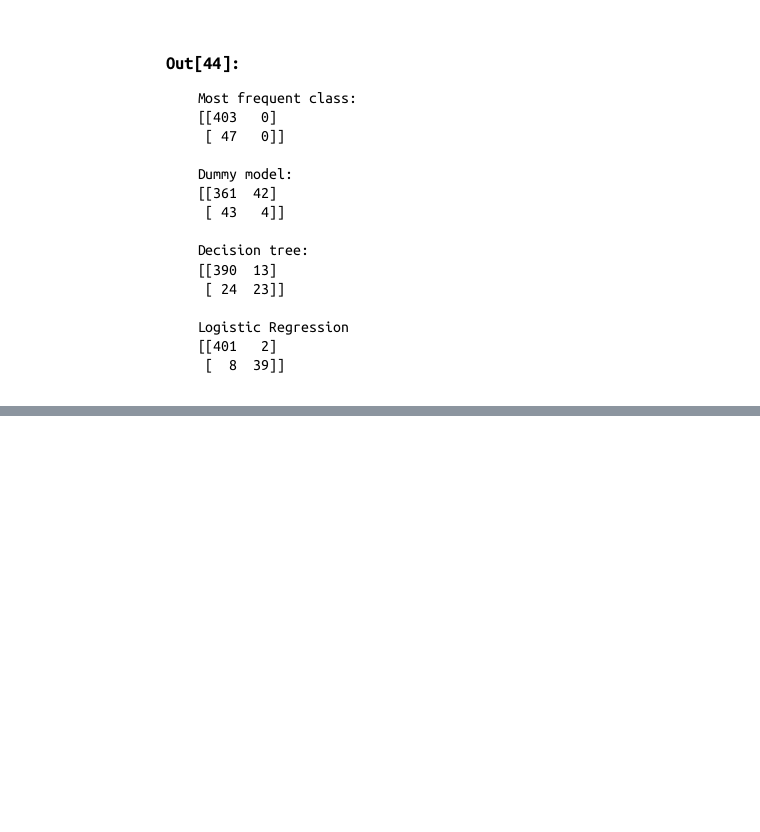
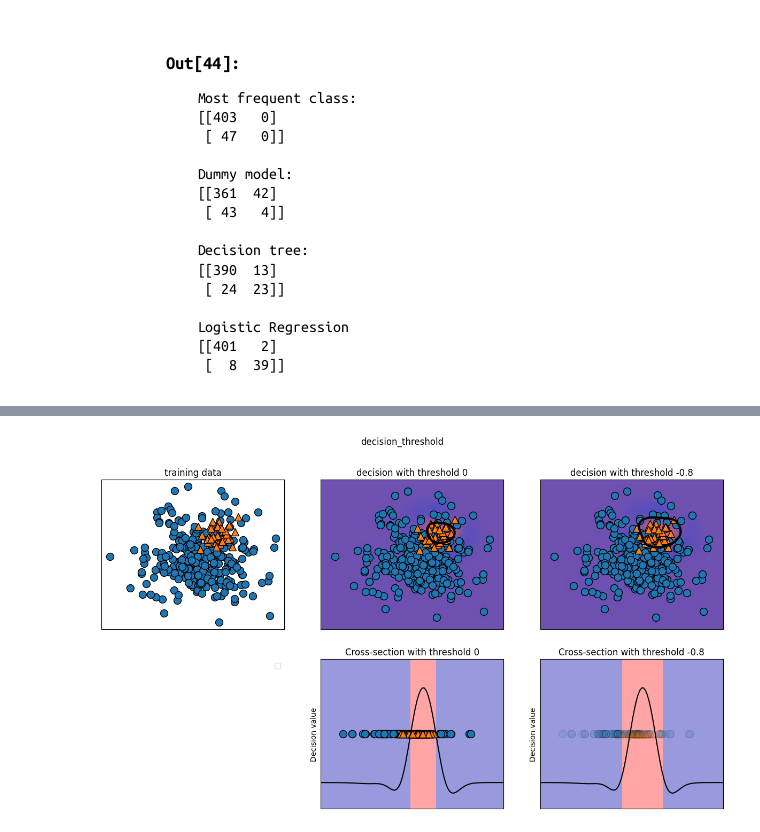
Before and after one commit to DaringUnicorn/intro-to-ml, a Jupyter notebook: chapter 5/Model_Evaluation_and_Improvement.ipynb, the cells around one changed output, grey strips where cells are left out. Cells and saved outputs as stored; diff of their text form; code cells hidden in the pictures; blank space fills up the shorter version.

```diff
--- a/chapter 5/Model_Evaluation_and_Improvement.ipynb
+++ b/chapter 5/Model_Evaluation_and_Improvement.ipynb
@@ -483,0 +560,4 @@ mglearn.plots.plot_binary_confusion_matrix()
+# %%
+mglearn.plots.plot_decision_threshold()
+# %% [output]
+[figure, added]
```
Also changed, not shown: parts of 33 cells of this notebook.
